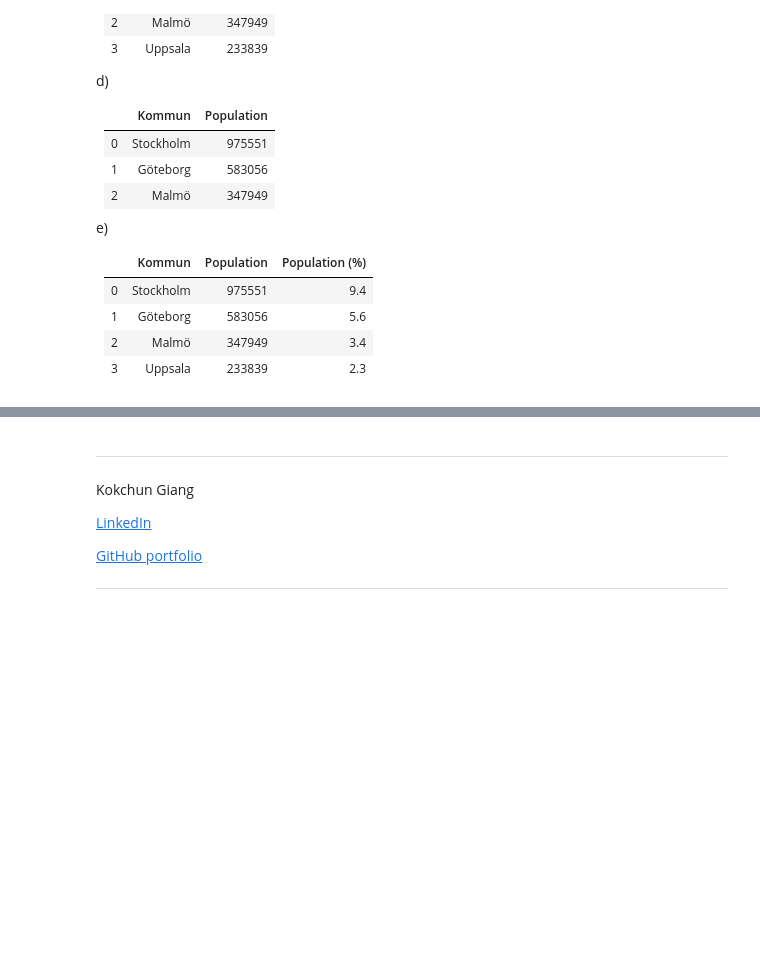
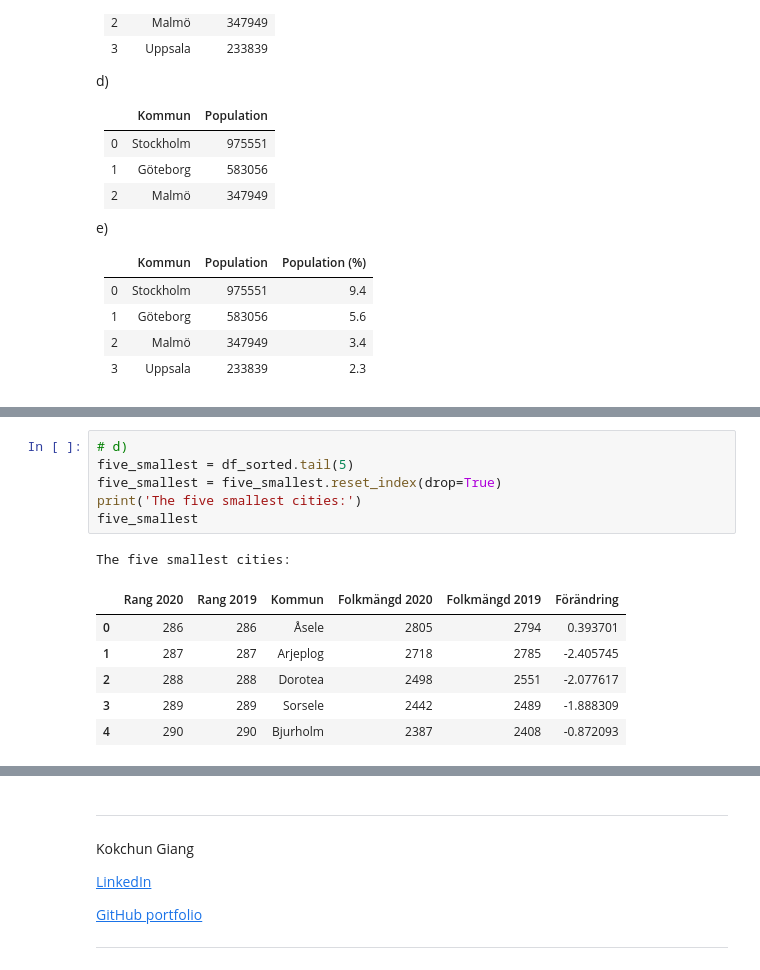
Before and after one commit to LucasZFriborg/Databehandling-Lucas-ZachauFriborg, a Jupyter notebook: Exercises/E00_pandas_basic_syntax.ipynb, the cells around one changed output, grey strips where cells are left out. Cells and saved outputs as stored; diff of their text form; folded sections open; blank space fills up the shorter version.

```diff
--- a/Exercises/E00_pandas_basic_syntax.ipynb
+++ b/Exercises/E00_pandas_basic_syntax.ipynb
@@ -343,0 +340,14 @@ Passing `palette` without assigning `hue` is deprecated and will be removed in v
+# %%
+# d)
+five_smallest = df_sorted.tail(5)
+five_smallest = five_smallest.reset_index(drop=True)
+print('The five smallest cities:')
+five_smallest
+# %% [output]
+The five smallest cities:
+|  | Rang 2020 | Rang 2019 | Kommun | Folkmängd 2020 | Folkmängd 2019 | Förändring |
+| 0 | 286 | 286 | Åsele | 2805 | 2794 | 0.393701 |
+| 1 | 287 | 287 | Arjeplog | 2718 | 2785 | -2.405745 |
+| 2 | 288 | 288 | Dorotea | 2498 | 2551 | -2.077617 |
+| 3 | 289 | 289 | Sorsele | 2442 | 2489 | -1.888309 |
+| 4 | 290 | 290 | Bjurholm | 2387 | 2408 | -0.872093 |
```
Also changed, not shown: parts of 10 cells of this notebook.
